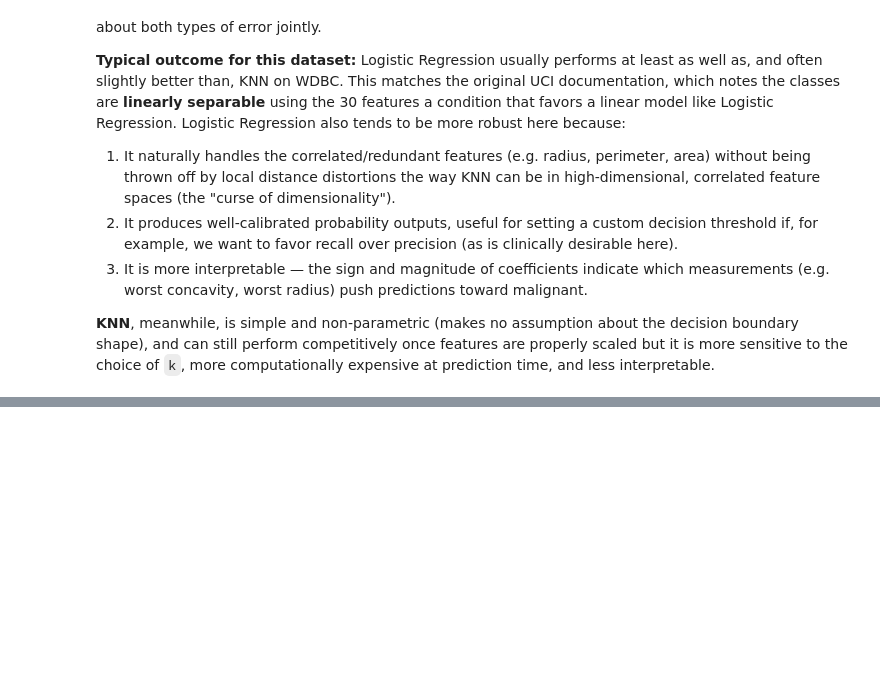
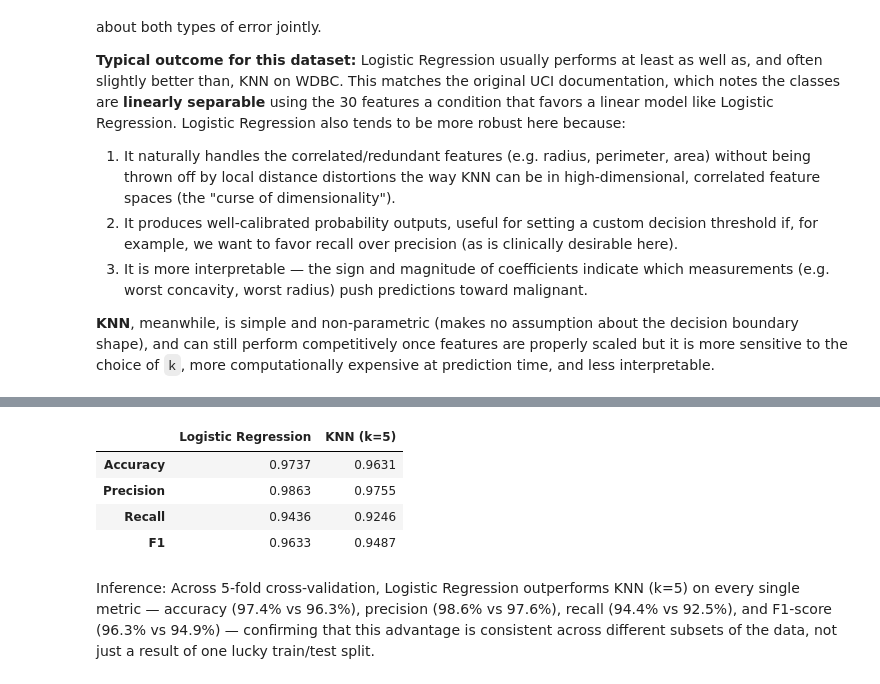
Before and after one commit to Dazai-arch/ML-Lab-2547210, a Jupyter notebook: lab6.ipynb, the cells around one changed output, grey strips where cells are left out. Saved outputs shown, nothing was run; the diff lists cells and outputs as text; code cells hidden in the pictures; blank space fills up the shorter version.

```diff
--- a/lab6.ipynb
+++ b/lab6.ipynb
@@ -393,0 +396,25 @@ computationally expensive at prediction time, and less interpretable.
+# %%
+from sklearn.model_selection import StratifiedKFold, cross_val_score, cross_validate
+import numpy as np
+
+cv = StratifiedKFold(n_splits=5, shuffle=True, random_state=42)
+# %%
+from sklearn.preprocessing import StandardScaler
+from sklearn.pipeline import Pipeline
+from sklearn.linear_model import LogisticRegression
+from sklearn.neighbors import KNeighborsClassifier
+
+log_reg_pipeline = Pipeline([
+    ("scaler", StandardScaler()),
+    ("clf", LogisticRegression(max_iter=10000, random_state=42))
+])
+
+knn_pipeline = Pipeline([
+    ("scaler", StandardScaler()),
+    ("clf", KNeighborsClassifier(n_neighbors=5))
+])
+# %%
+scoring = ["accuracy", "precision", "recall", "f1"]
+
+log_cv_results = cross_validate(log_reg_pipeline, X, y, cv=cv, scoring=scoring)
+knn_cv_results = cross_validate(knn_pipeline, X, y, cv=cv, scoring=scoring)
@@ -393,0 +443,15 @@ computationally expensive at prediction time, and less interpretable.
+# %%
+comparison_cv_df = pd.DataFrame({
+    "Logistic Regression": [log_cv_results[f"test_{m}"].mean() for m in scoring],
+    "KNN (k=5)": [knn_cv_results[f"test_{m}"].mean() for m in scoring],
+}, index=[m.capitalize() for m in scoring])
+
+comparison_cv_df.round(4)
+# %% [output]
+|  | Logistic Regression | KNN (k=5) |
+| Accuracy | 0.9737 | 0.9631 |
+| Precision | 0.9863 | 0.9755 |
+| Recall | 0.9436 | 0.9246 |
+| F1 | 0.9633 | 0.9487 |
+# %% [markdown]
+Inference: Across 5-fold cross-validation, Logistic Regression outperforms KNN (k=5) on every single metric — accuracy (97.4% vs 96.3%), precision (98.6% vs 97.6%), recall (94.4% vs 92.5%), and F1-score (96.3% vs 94.9%) — confirming that this advantage is consistent across different subsets of the data, not just a result of one lucky train/test split.
```
Also changed, not shown: parts of 2 cells of this notebook.
